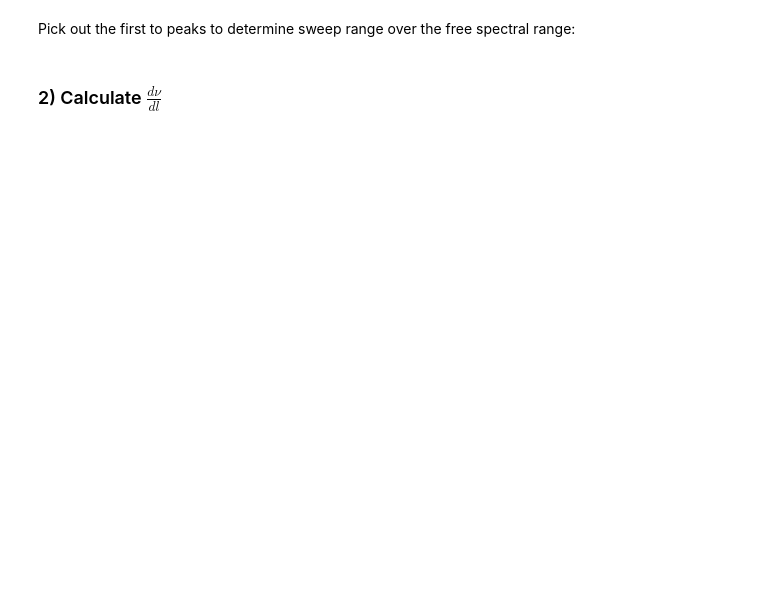
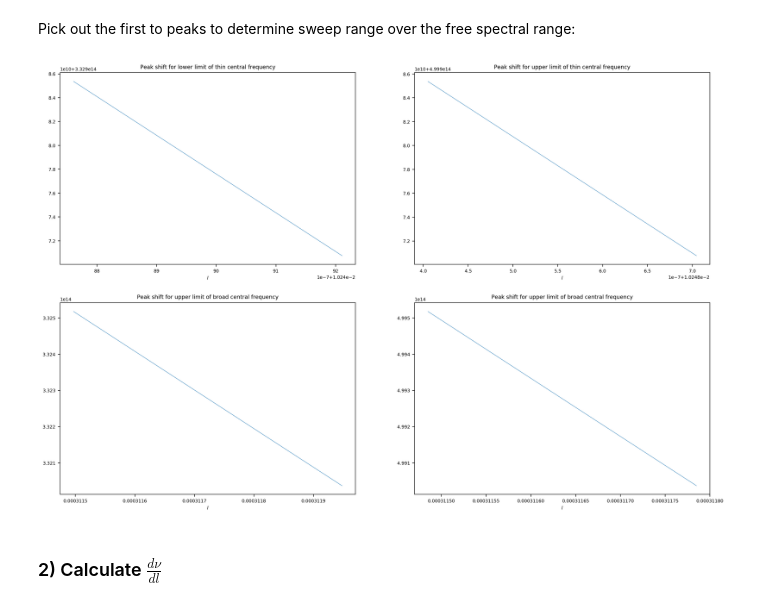
Before and after one commit to JKU-HFP/Sizing_Fabry_Perot_Interferometer, a Jupyter notebook: Sizing_Fabry_Perot_Interferometer.ipynb, the cells around one changed output. Drawn from its saved outputs; the diff is of its cells as text; code cells hidden in the pictures; blank space fills up the shorter version.

```diff
--- a/Sizing_Fabry_Perot_Interferometer.ipynb
+++ b/Sizing_Fabry_Perot_Interferometer.ipynb
@@ -436,25 +466,27 @@ sweep_range_upper_broad = V_upper_broad[peak_position_upper_broad[slice(*sweep_b
 # %%
 plt.figure(figsize=(18, 12))
 plt.subplot(2, 2, 1)
 plt.plot(l_sweep_range_lower_thin, sweep_range_lower_thin)
 plt.xlabel(r"$l$")
-plt.title("Peak shift for upper limit of thin central frequency")
+plt.title("Peak shift for lower limit of thin central frequency")
 
 plt.subplot(2, 2, 2)
 plt.plot(l_sweep_range_upper_thin, sweep_range_upper_thin)
 plt.xlabel(r"$l$")
 plt.title("Peak shift for upper limit of thin central frequency")
 
 plt.subplot(2, 2, 3)
 plt.plot(l_sweep_range_lower_broad, sweep_range_lower_broad)
 plt.xlabel(r"$l$")
 plt.title("Peak shift for upper limit of broad central frequency")
 
 plt.subplot(2, 2, 4)
 plt.plot(l_sweep_range_upper_broad, sweep_range_upper_broad)
 plt.xlabel(r"$l$")
 plt.title("Peak shift for upper limit of broad central frequency")
 plt.show()
+# %% [output]
+[figure, added]
 # %% [markdown]
 ### 2) Calculate $\frac{d\nu}{dl}$
 # %%
```
Also changed, not shown: parts of 24 cells of this notebook, 1 other file.
